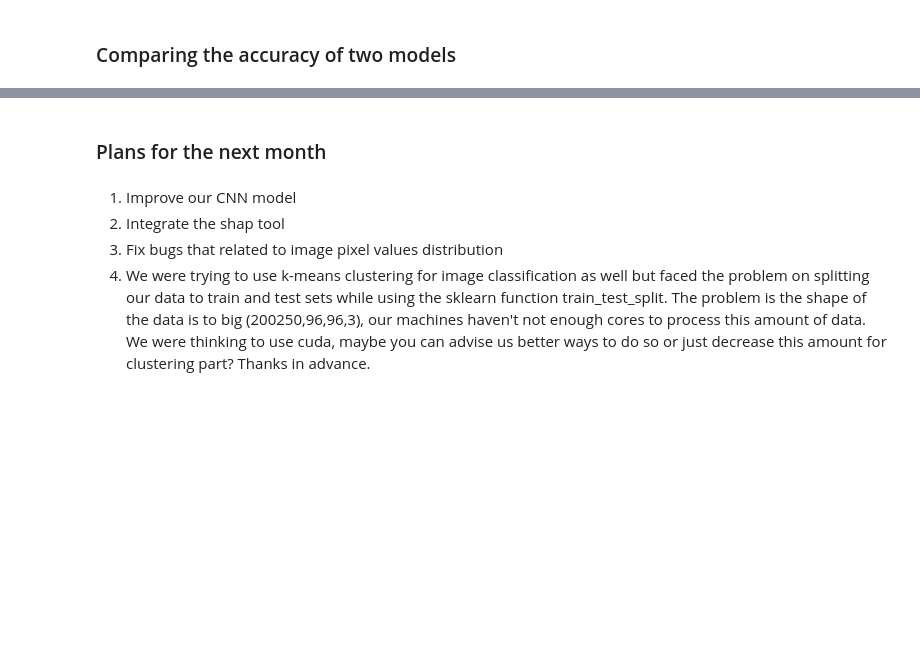
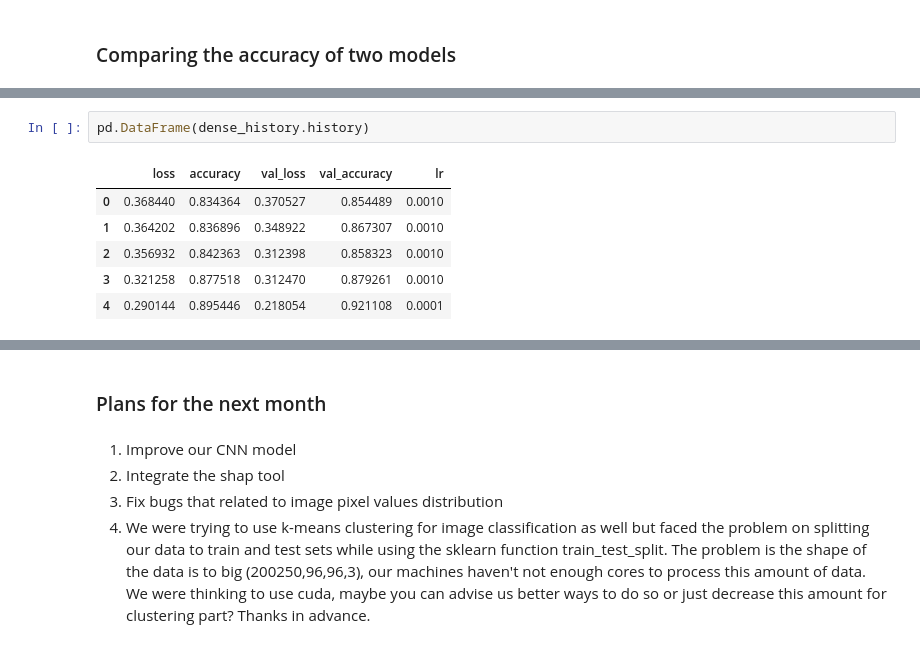
Before and after one commit to alexakh95/datasciense-uni-project, a Jupyter notebook: notebooks/histopathologic_cancer_detection/project.ipynb, the cells around one changed output, grey strips where cells are left out. Saved outputs shown, nothing was run; the diff lists cells and outputs as text; blank space fills up the shorter version.

```diff
--- a/notebooks/histopathologic_cancer_detection/project.ipynb
+++ b/notebooks/histopathologic_cancer_detection/project.ipynb
@@ -1094,0 +1127,9 @@ Epoch 5/5
+# %%
+pd.DataFrame(dense_history.history)
+# %% [output]
+|  | loss | accuracy | val_loss | val_accuracy | lr |
+| 0 | 0.368440 | 0.834364 | 0.370527 | 0.854489 | 0.0010 |
+| 1 | 0.364202 | 0.836896 | 0.348922 | 0.867307 | 0.0010 |
+| 2 | 0.356932 | 0.842363 | 0.312398 | 0.858323 | 0.0010 |
+| 3 | 0.321258 | 0.877518 | 0.312470 | 0.879261 | 0.0010 |
+| 4 | 0.290144 | 0.895446 | 0.218054 | 0.921108 | 0.0001 |
```
Also changed, not shown: parts of 15 cells of this notebook.
